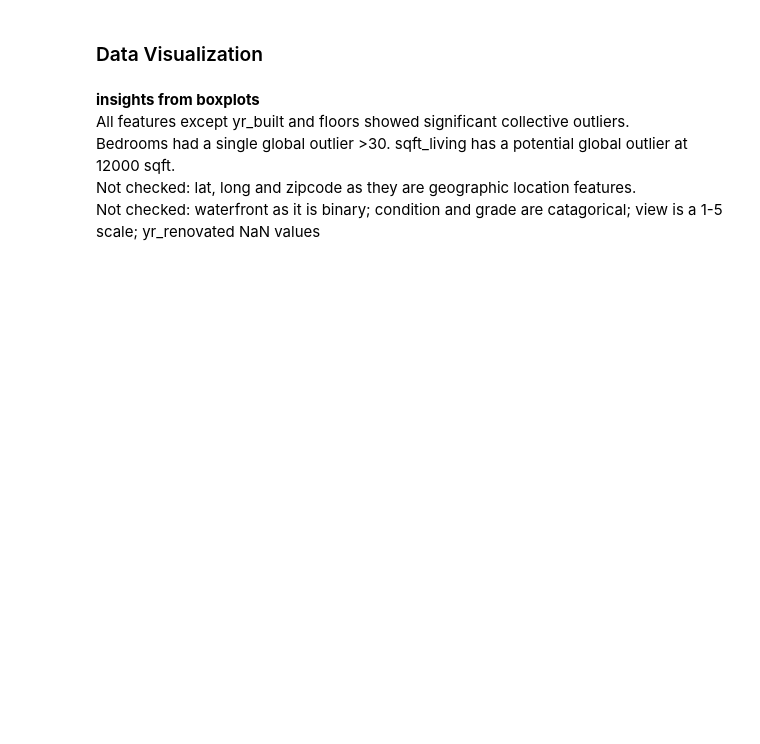
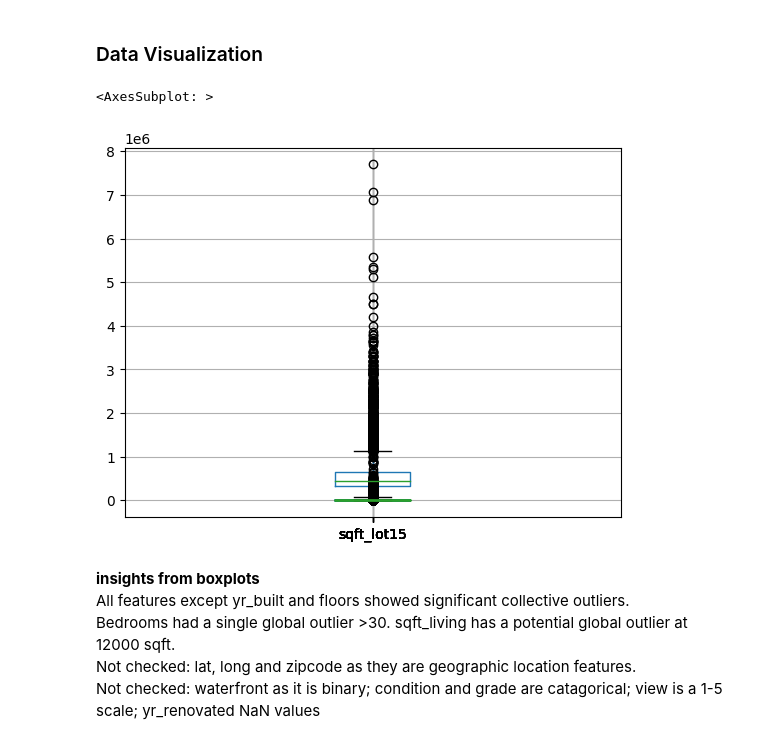
Before and after one commit to laurabrin/KingCountyHouseSales, a Jupyter notebook: KingCountyHouseSales.ipynb, the cells around one changed output. Drawn from its saved outputs; the diff is of its cells as text; code cells hidden in the pictures; blank space fills up the shorter version.

```diff
--- a/KingCountyHouseSales.ipynb
+++ b/KingCountyHouseSales.ipynb
@@ -170,17 +276,20 @@ sqft_lot15 - The square footage of the land lots of the nearest 15 neighbors
 # %% [markdown]
 ### Data Visualization
 # %%
-#df_clean.boxplot(column="price")
-#df_clean.boxplot(column="bedrooms")
-#df_clean.boxplot(column="bathrooms")
-#df_clean.boxplot(column="sqft_living")
-#df_clean.boxplot(column="sqft_lot")
-#df_clean.boxplot(column="floors")
-#df_clean.boxplot(column="sqft_above")
-#df_clean.boxplot(column="sqft_basement")
-#df_clean.boxplot(column="yr_built")
-#df_clean.boxplot(column="sqft_living15")
-#df_clean.boxplot(column="sqft_lot15")
+df_clean.boxplot(column="price")
+df_clean.boxplot(column="bedrooms")
+df_clean.boxplot(column="bathrooms")
+df_clean.boxplot(column="sqft_living")
+df_clean.boxplot(column="sqft_lot")
+df_clean.boxplot(column="floors")
+df_clean.boxplot(column="sqft_above")
+df_clean.boxplot(column="sqft_basement")
+df_clean.boxplot(column="yr_built")
+df_clean.boxplot(column="sqft_living15")
+df_clean.boxplot(column="sqft_lot15")
+# %% [output]
+<AxesSubplot: >
+[figure, added]
 # %% [markdown]
 **insights from boxplots** <br>
 All features except yr_built and floors showed significant collective outliers. <br>
```
Also changed, not shown: parts of 47 cells of this notebook.
